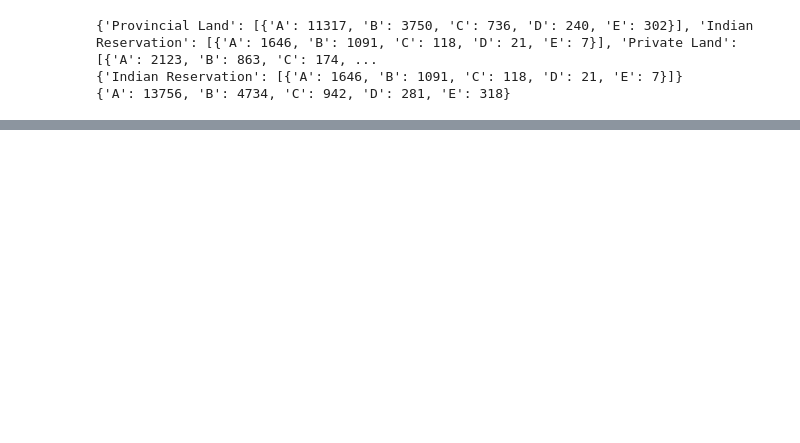
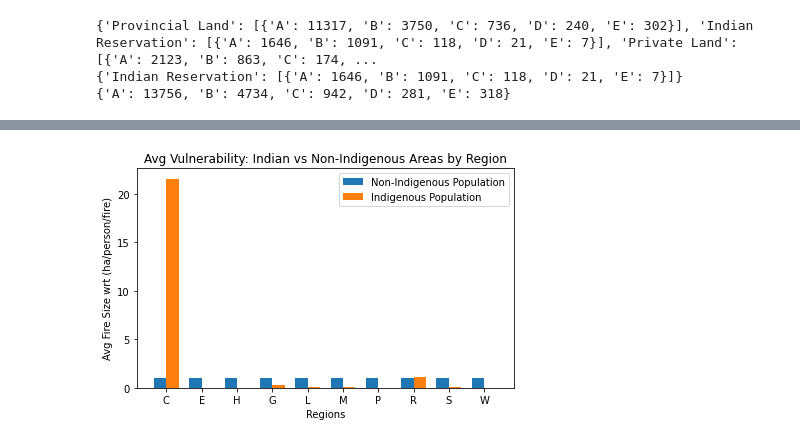
Before and after one commit to pandya-aditya/CxC_Hackathon, a Jupyter notebook: main.ipynb, the cells around one changed output, grey strips where cells are left out. Cells and saved outputs as stored; diff of their text form; code cells hidden in the pictures; blank space fills up the shorter version.

```diff
--- a/main.ipynb
+++ b/main.ipynb
@@ -452,0 +465,24 @@ stat_can_data = {'C': [1277415,41355], 'E': [7265,865], 'H': [2300,1250], 'G': [
+# %%
+categories = list(final_pop.keys())
+values1 = [item[0] for item in final_pop.values()]
+values2 = [item[1] for item in final_pop.values()]
+
+bar_width = 0.35
+index = np.arange(len(categories))
+
+fig, ax = plt.subplots()
+
+bar1 = ax.bar(index, values1, bar_width, label='Non-Indigenous Population')
+bar2 = ax.bar(index + bar_width, values2, bar_width, label='Indigenous Population')
+
+ax.set_xlabel('Regions')
+ax.set_ylabel('Avg Fire Size wrt (ha/person/fire)')
+ax.set_title('Avg Vulnerability: Indian vs Non-Indigenous Areas by Region')
+ax.set_xticks(index + bar_width / 2)
+ax.set_xticklabels(categories)
+ax.legend()
+
+plt.tight_layout()
+plt.show()
+# %% [output]
+[figure, added]
```
Also changed, not shown: parts of 10 cells of this notebook.
